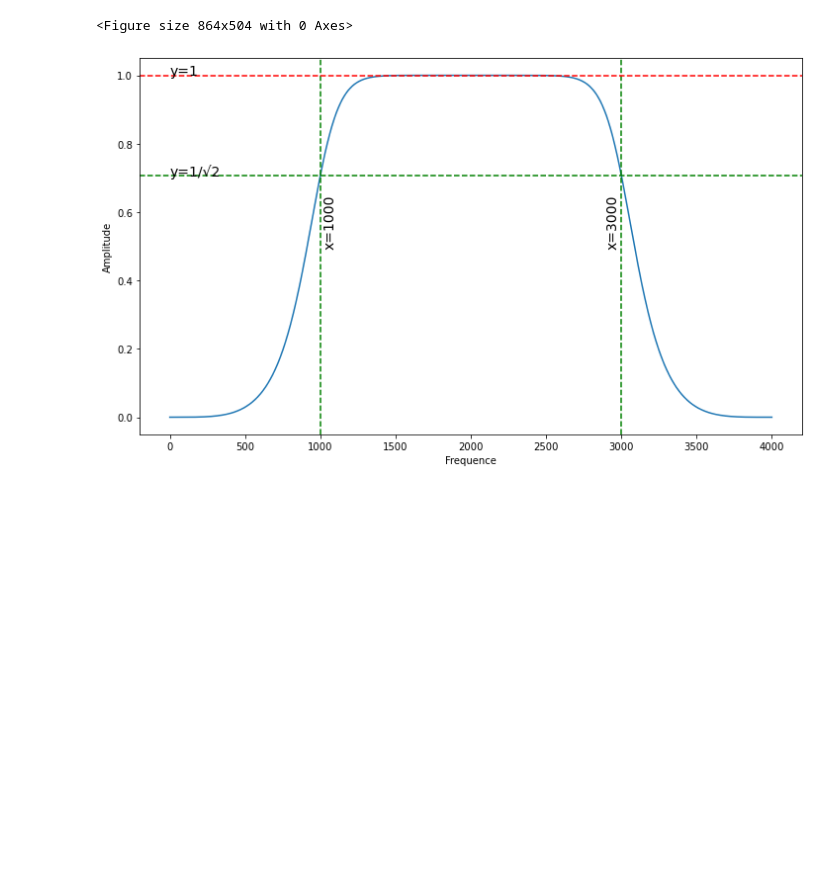
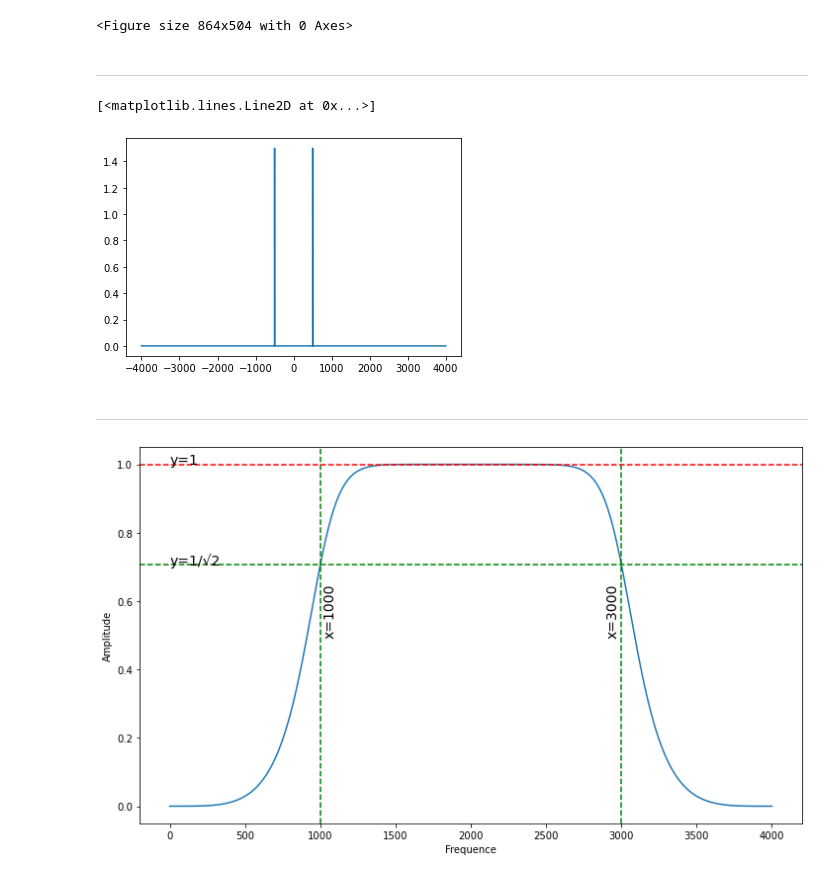
Before and after one commit to ramzibaaguigui/tp_tsg, a Jupyter notebook: notebook/baaguigui_bekkar_tp_tsg.ipynb, the cells around one changed output. Saved outputs shown, nothing was run; the diff lists cells and outputs as text; code cells hidden in the pictures; blank space fills up the shorter version.

Commit message:
Added Fourier Plotter

```diff
--- a/notebook/baaguigui_bekkar_tp_tsg.ipynb
+++ b/notebook/baaguigui_bekkar_tp_tsg.ipynb
@@ -9,6 +9,30 @@ plt.figure(figsize=(12, 7))
 # %% [output]
 <Figure size 864x504 with 0 Axes>
 <Figure size 864x504 with 0 Axes>
+# %%
+def generate_signal(f, Fs, duration):
+    step = 1/Fs
+    T = np.arange(0, duration, step=step)
+
+    return T, np.sin(2 * np.pi * f * T)
+
+def fourier_transform(x, Fs):
+    fourier = np.fft.fft(x) / Fs
+    step = Fs/len(fourier)
+    freqs = np.arange(-Fs/2, -Fs/2 + len(fourier) * step, step=Fs/len(fourier))
+    fourier = np.roll(fourier, int(len(fourier)/2))
+    return freqs, fourier
+# %% [markdown]
+------
+# %%
+Time, signall = generate_signal(500, 8000, 3)
+freq, fourier = fourier_transform(signall, 8000)
+plt.plot(freq, np.abs(fourier))
+# %% [output]
+[<matplotlib.lines.Line2D at 0x...>]
+[figure, added]
+# %% [markdown]
+--------
 # %%
 class ButterworthBandPassFilter(object):
 
```
Also changed, not shown: parts of 6 cells of this notebook.
